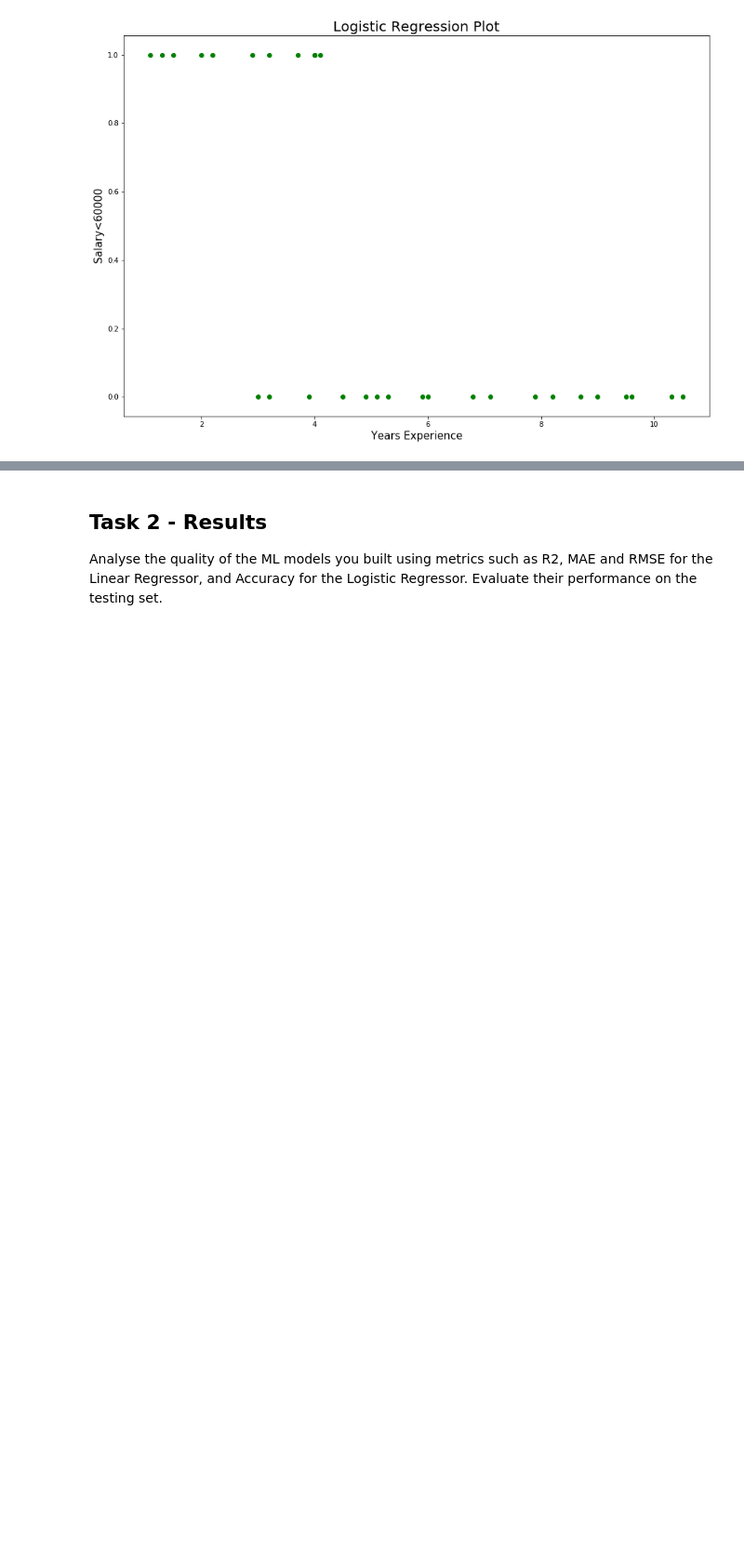
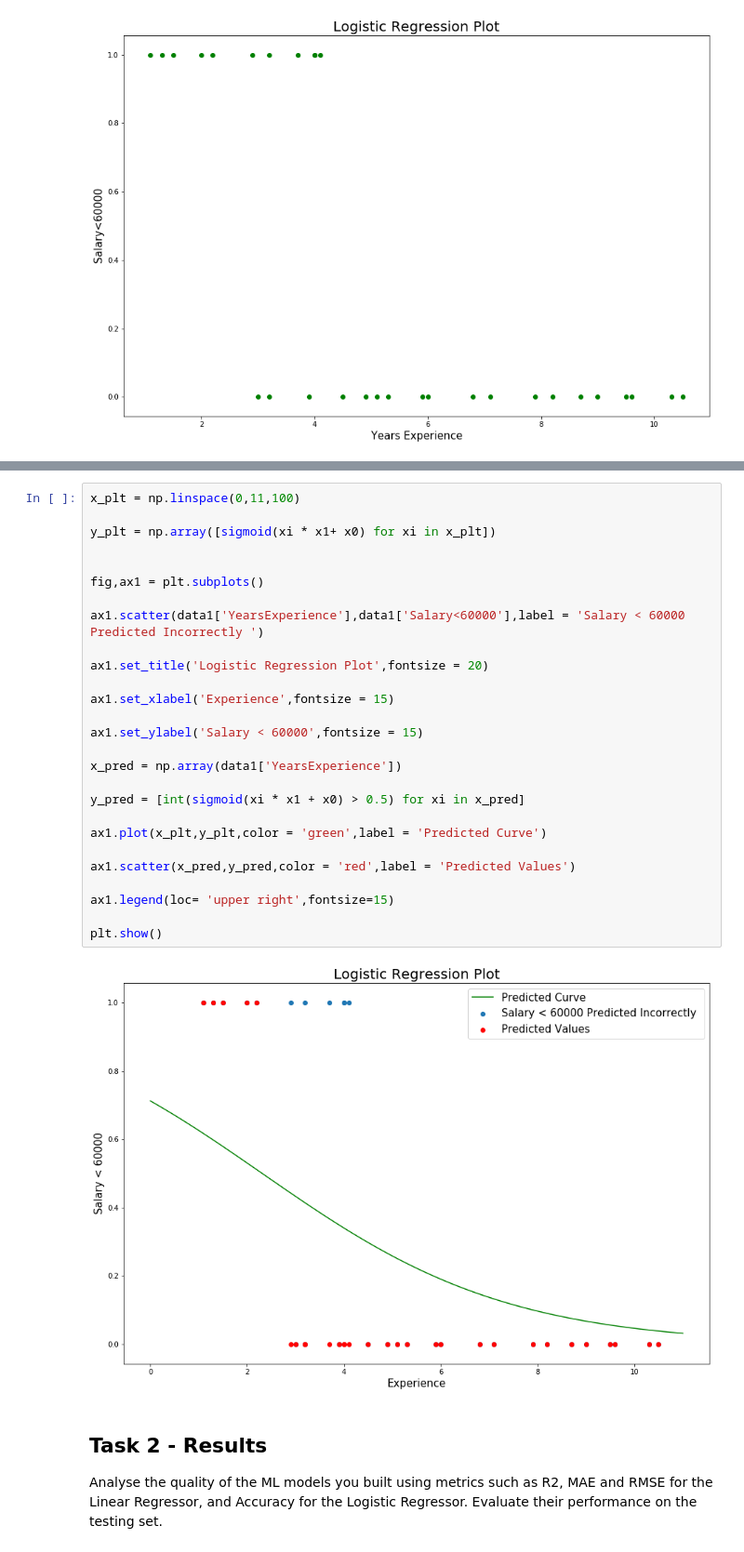
Before and after one commit to MBadriNarayanan/SolarillionAssignments, a Jupyter notebook: Module 3.ipynb, the cells around one changed output, grey strips where cells are left out. Shown: that part at 93% size. Drawn from its saved outputs; the diff is of its cells as text; blank space fills up the shorter version.

```diff
--- a/Module 3.ipynb
+++ b/Module 3.ipynb
@@ -366,3 +358,32 @@ print(f1_score(preds,y_train))
+# %%
+x_plt = np.linspace(0,11,100)
+
+y_plt = np.array([sigmoid(xi * x1+ x0) for xi in x_plt])
+
+
+fig,ax1 = plt.subplots()
+
+ax1.scatter(data1['YearsExperience'],data1['Salary<60000'],label = 'Salary < 60000 Predicted Incorrectly ')
+
+ax1.set_title('Logistic Regression Plot',fontsize = 20)
+
+ax1.set_xlabel('Experience',fontsize = 15)
+
+ax1.set_ylabel('Salary < 60000',fontsize = 15)
+
+x_pred = np.array(data1['YearsExperience'])
+
+y_pred = [int(sigmoid(xi * x1 + x0) > 0.5) for xi in x_pred]
+
+ax1.plot(x_plt,y_plt,color = 'green',label = 'Predicted Curve')
+
+ax1.scatter(x_pred,y_pred,color = 'red',label = 'Predicted Values')
+
+ax1.legend(loc= 'upper right',fontsize=15)
+
+plt.show()
+# %% [output]
+[figure, added]
 # %% [markdown]
 ## Task 2 - Results
 Analyse the quality of the ML models you built using metrics such as R2, MAE and RMSE for the Linear Regressor, and Accuracy for the Logistic Regressor. Evaluate their performance on the testing set.
```
Also changed, not shown: parts of 8 cells of this notebook.
